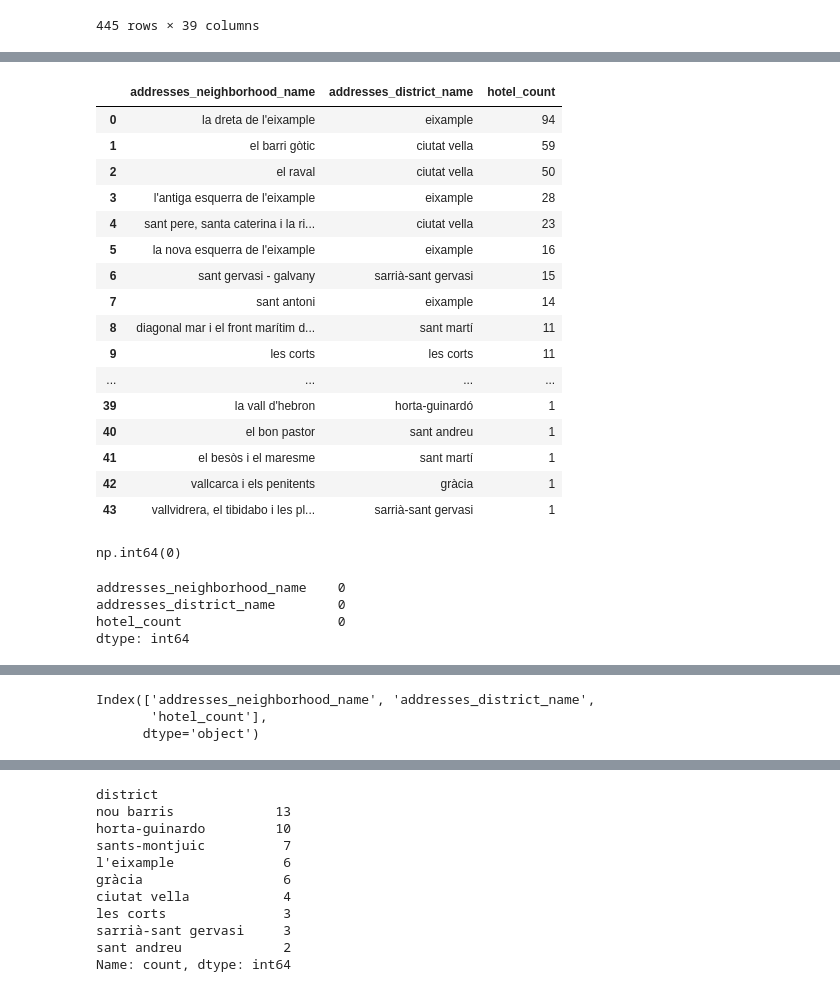
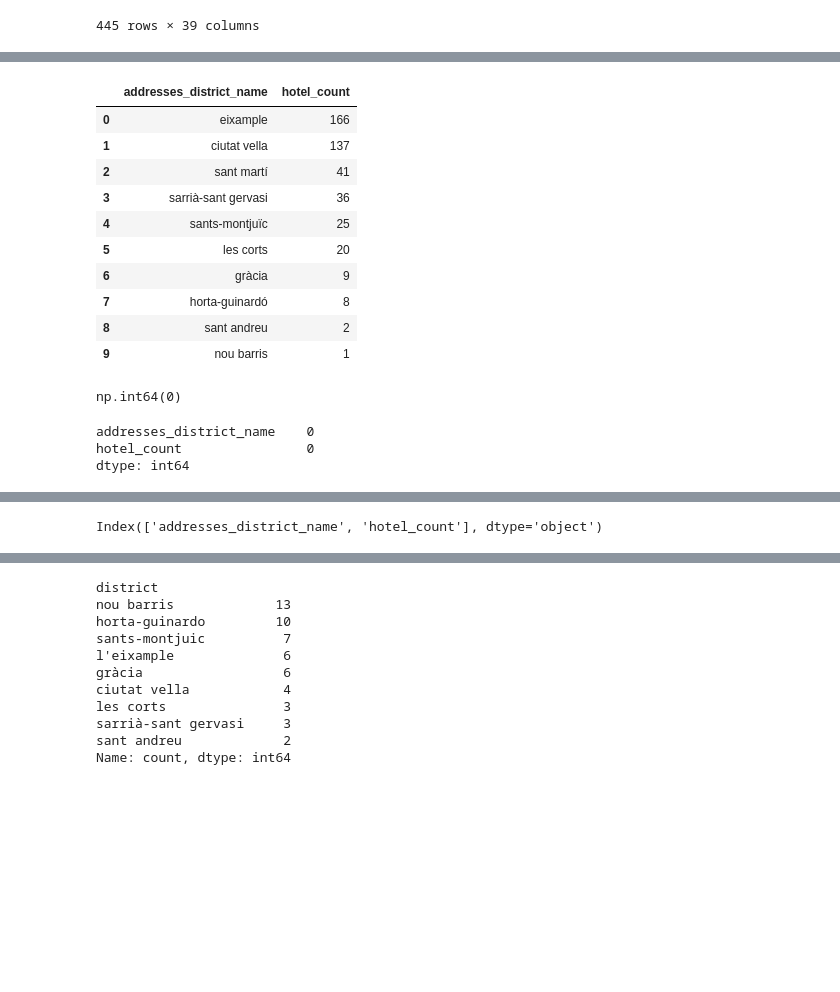
Before and after one commit to levinX7/first_project, a Jupyter notebook: notebooks/Loading_cleaning_hotels.ipynb, the cells around one changed output, grey strips where cells are left out. Drawn from its saved outputs; the diff is of its cells as text; code cells hidden in the pictures; blank space fills up the shorter version.

Commit message:
changed hotels notebook

```diff
--- a/notebooks/Loading_cleaning_hotels.ipynb
+++ b/notebooks/Loading_cleaning_hotels.ipynb
@@ -43,30 +43,23 @@ Index(['register_id', 'name', 'institution_id', 'institution_name', 'created',
        'start_date', 'end_date'],
       dtype='object')
 # %%
-hotels_per_neighborhood = hotels_df.groupby(["addresses_neighborhood_name", "addresses_district_name"]).size().reset_index(name="hotel_count")
+hotels_per_district = hotels_df.groupby("addresses_district_name").size().reset_index(name="hotel_count")
 
-hotels_per_neighborhood["addresses_neighborhood_name"] = hotels_per_neighborhood["addresses_neighborhood_name"].str.lower()
-hotels_per_neighborhood["addresses_district_name"] = hotels_per_neighborhood["addresses_district_name"].str.lower()
+hotels_per_district["addresses_district_name"] = hotels_per_district["addresses_district_name"].str.lower()
 
-hotels_per_neighborhood = hotels_per_neighborhood.sort_values("hotel_count", ascending=False).reset_index(drop=True)
+hotels_per_district = hotels_per_district.sort_values("hotel_count", ascending=False).reset_index(drop=True)
 
-hotels_per_neighborhood
+hotels_per_district
 # %% [output]
-|  | addresses_neighborhood_name | addresses_district_name | hotel_count |
-| 0 | la dreta de l'eixample | eixample | 94 |
-| 1 | el barri gòtic | ciutat vella | 59 |
-| 2 | el raval | ciutat vella | 50 |
-| 3 | l'antiga esquerra de l'eixample | eixample | 28 |
-| 4 | sant pere, santa caterina i la ri... | ciutat vella | 23 |
-| 5 | la nova esquerra de l'eixample | eixample | 16 |
-| 6 | sant gervasi - galvany | sarrià-sant gervasi | 15 |
-| 7 | sant antoni | eixample | 14 |
-| 8 | diagonal mar i el front marítim d... | sant martí | 11 |
-| 9 | les corts | les corts | 11 |
-| ... | ... | ... | ... |
-| 39 | la vall d'hebron | horta-guinardó | 1 |
-| 40 | el bon pastor | sant andreu | 1 |
-| 41 | el besòs i el maresme | sant martí | 1 |
-| 42 | vallcarca i els penitents | gràcia | 1 |
-| 43 | vallvidrera, el tibidabo i les pl... | sarrià-sant gervasi | 1 |
+|  | addresses_district_name | hotel_count |
+| 0 | eixample | 166 |
+| 1 | ciutat vella | 137 |
+| 2 | sant martí | 41 |
+| 3 | sarrià-sant gervasi | 36 |
+| 4 | sants-montjuïc | 25 |
+| 5 | les corts | 20 |
+| 6 | gràcia | 9 |
+| 7 | horta-guinardó | 8 |
+| 8 | sant andreu | 2 |
+| 9 | nou barris | 1 |
 # %%
@@ -74,10 +67,9 @@ hotels_per_neighborhood.duplicated().sum()
 # %% [output]
 np.int64(0)
 # %%
-hotels_per_neighborhood.isna().sum()
+hotels_per_district.isna().sum()
 # %% [output]
-addresses_neighborhood_name    0
-addresses_district_name        0
-hotel_count                    0
+addresses_district_name    0
+hotel_count                0
 dtype: int64
 # %%
@@ -104,9 +96,7 @@ rest_df
 | 52 | Blu Bar | 4.4 | 4154.0 | 41.398387 | 2.204556 | Rambla del Poblenou, 11, Sant Mar... | vegan_restaurant, vegetarian_rest... | la trinitat vella | 128 | 10608.200000 | ... |
 | 53 | Tierra Burrito Bar | 4.4 | 1198.0 | 41.401899 | 2.188593 | Carrer d'Àvila, 171, Sant Martí, ... | american_restaurant, restaurant, ... | baró de viver | 115 | 10765.500000 | ... |
 # %%
-hotels_per_neighborhood.columns
+hotels_per_district.columns
 # %% [output]
-Index(['addresses_neighborhood_name', 'addresses_district_name',
-       'hotel_count'],
-      dtype='object')
+Index(['addresses_district_name', 'hotel_count'], dtype='object')
 # %%
```
Also changed, not shown: parts of 6 cells of this notebook, 4 other files.
